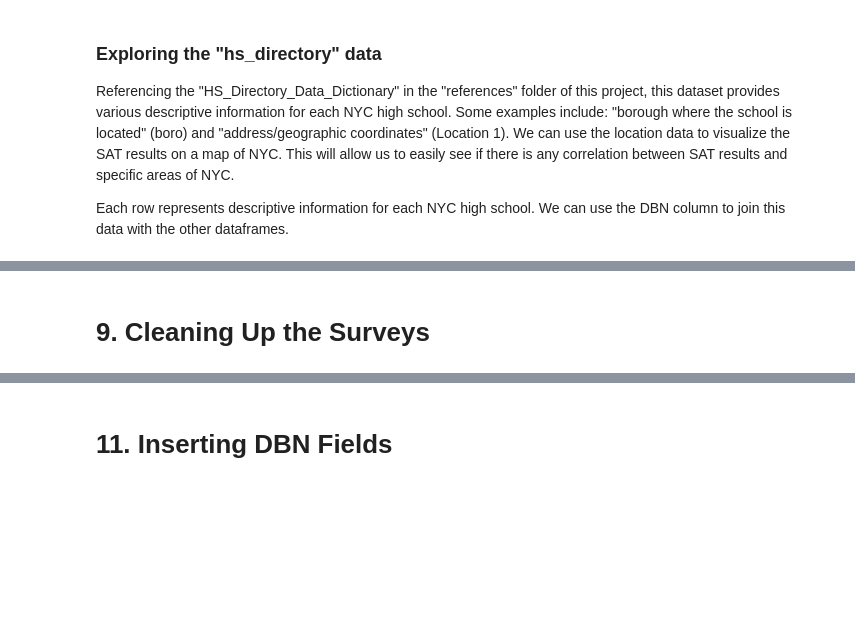
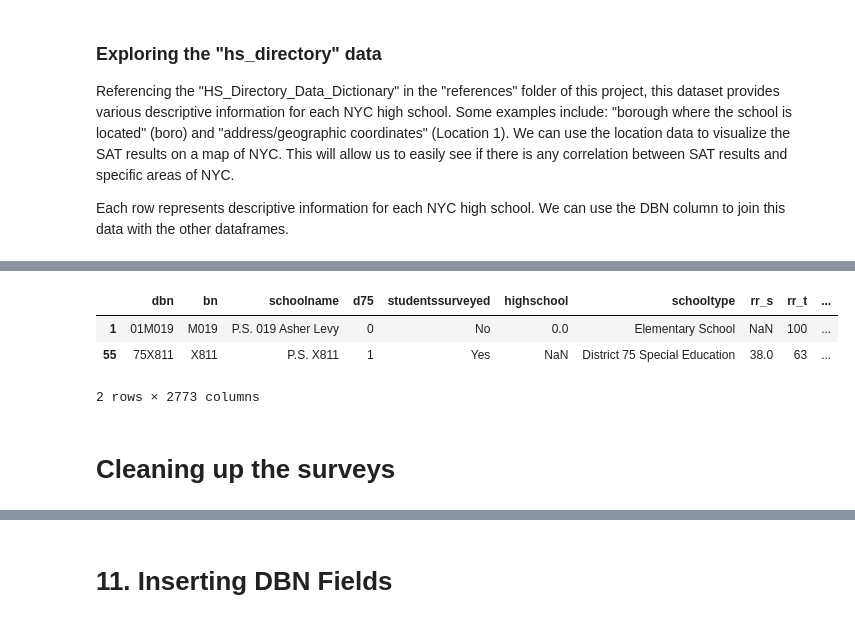
Before and after one commit to JustinToribio/cleaning-nyc-hs-data, a Jupyter notebook: notebooks/1.0-jt-clean-analyze-nyc-hs-data.ipynb, the cells around one changed output, grey strips where cells are left out. Drawn from its saved outputs; the diff is of its cells as text; code cells hidden in the pictures; blank space fills up the shorter version.

```diff
--- a/notebooks/1.0-jt-clean-analyze-nyc-hs-data.ipynb
+++ b/notebooks/1.0-jt-clean-analyze-nyc-hs-data.ipynb
@@ -191,5 +224,16 @@ survey.columns
+# %%
+# Join "d75_survey" to the bottom of "all_survey" and create new dataframe "survey"
+survey = pd.concat([all_survey, d75_survey], axis=0, sort=False)
+
+# View the first and last rows of "survey"
+survey.iloc[[1,-1]]
+# %% [output]
+|  | dbn | bn | schoolname | d75 | studentssurveyed | highschool | schooltype | rr_s | rr_t | ... |
+| 1 | 01M019 | M019 | P.S. 019 Asher Levy | 0 | No | 0.0 | Elementary School | NaN | 100 | ... |
+| 55 | 75X811 | X811 | P.S. X811 | 1 | Yes | NaN | District 75 Special Education | 38.0 | 63 | ... |
+2 rows × 2773 columns
 # %% [markdown]
-# 9. Cleaning Up the Surveys
+# Cleaning up the surveys
 # %%
 survey['DBN'] = survey['dbn']
 survey[['dbn', 'DBN']]
```
Also changed, not shown: parts of 11 cells of this notebook.
